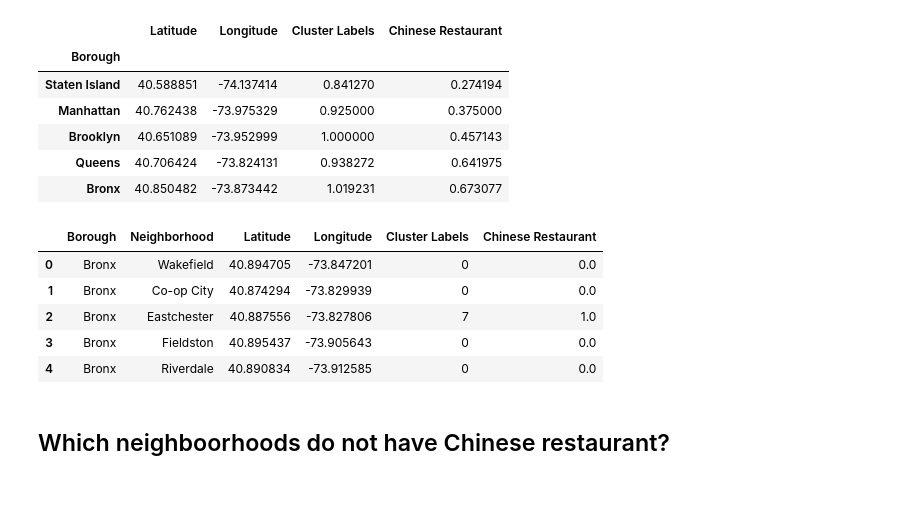
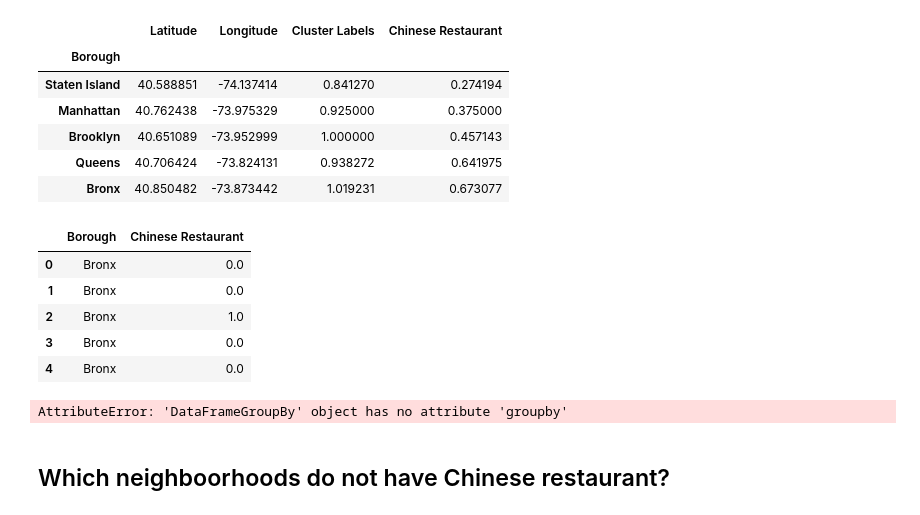
Before and after one commit to bigrainlin/Coursera_Capstone, a Jupyter notebook: Capstone-Week4-Assignment-Final.ipynb, the cells around one changed output. Saved outputs shown, nothing was run; the diff lists cells and outputs as text; code cells hidden in the pictures.

```diff
--- a/Capstone-Week4-Assignment-Final.ipynb
+++ b/Capstone-Week4-Assignment-Final.ipynb
@@ -372,14 +372,23 @@ nyc_merged.groupby(by=['Borough']).mean().sort_values(by = 'Chinese Restaurant')
 | Brooklyn | 40.651089 | -73.952999 | 1.000000 | 0.457143 |
 | Queens | 40.706424 | -73.824131 | 0.938272 | 0.641975 |
 | Bronx | 40.850482 | -73.873442 | 1.019231 | 0.673077 |
-# %%
-nyc_merged.head()
-# %% [output]
-|  | Borough | Neighborhood | Latitude | Longitude | Cluster Labels | Chinese Restaurant |
-| 0 | Bronx | Wakefield | 40.894705 | -73.847201 | 0 | 0.0 |
-| 1 | Bronx | Co-op City | 40.874294 | -73.829939 | 0 | 0.0 |
-| 2 | Bronx | Eastchester | 40.887556 | -73.827806 | 7 | 1.0 |
-| 3 | Bronx | Fieldston | 40.895437 | -73.905643 | 0 | 0.0 |
-| 4 | Bronx | Riverdale | 40.890834 | -73.912585 | 0 | 0.0 |
+# %%
+import matplotlib as mpl
+import matplotlib.pyplot as plt
+nyc_merged_plot = nyc_merged.filter(['Borough','Chinese Restaurant'], axis = 1)
+nyc_merged_plot.head()
+# %% [output]
+|  | Borough | Chinese Restaurant |
+| 0 | Bronx | 0.0 |
+| 1 | Bronx | 0.0 |
+| 2 | Bronx | 1.0 |
+| 3 | Bronx | 0.0 |
+| 4 | Bronx | 0.0 |
+# %%
+nyc_merged_plot.groupby(by=['Borough']).sum()
+ nyc_merged.groupby(by=['Borough']).mean().sort_values(by = 'Chinese Restaurant')
+#nyc_merged_plot.plot(kind = 'bar')
+# %% [output]
+AttributeError: 'DataFrameGroupBy' object has no attribute 'groupby'
 # %% [markdown]
 ## Which neighboorhoods do not have Chinese restaurant?
```
Also changed, not shown: parts of 21 cells of this notebook.
